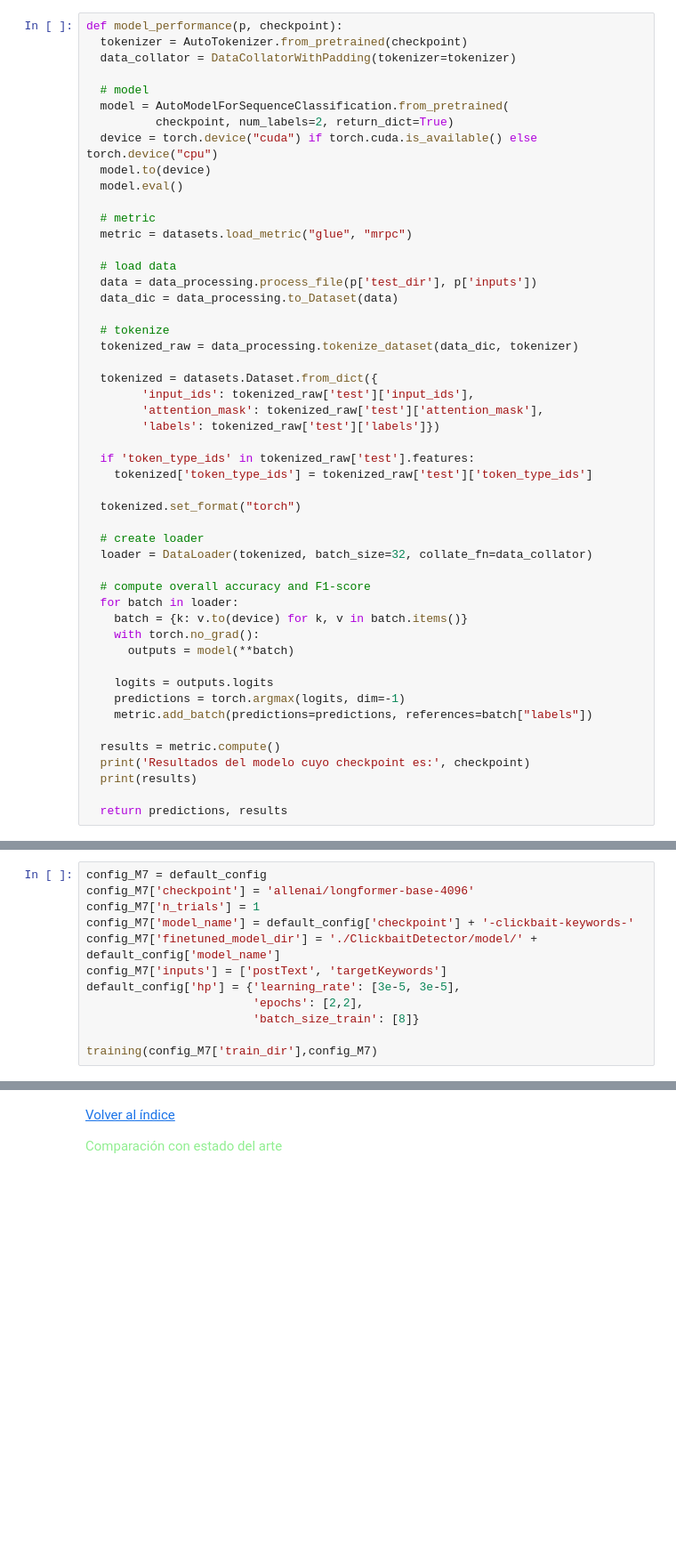
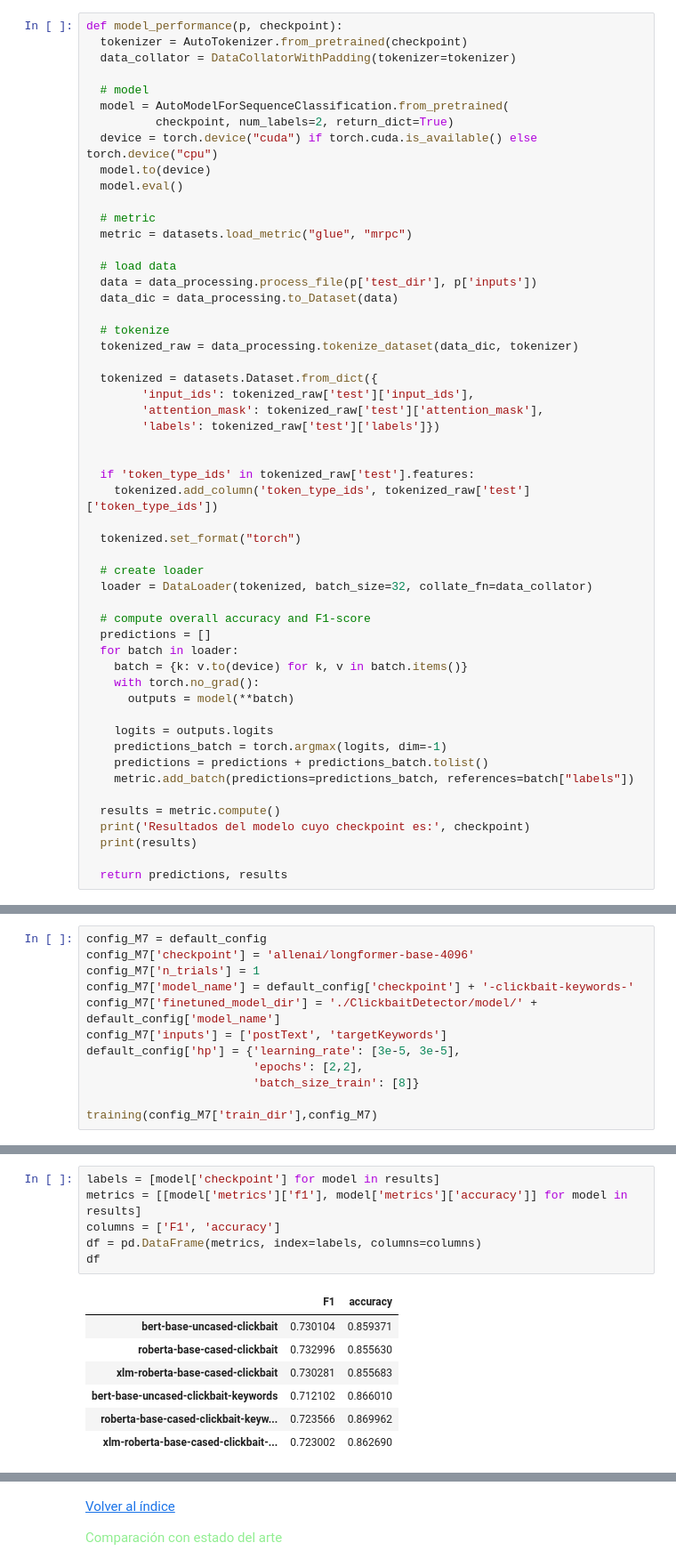
Before and after one commit to Albmargar1/ClickbaitDetector, a Jupyter notebook: main.ipynb, the cells around one changed output, grey strips where cells are left out. Shown at 89% size. Drawn from its saved outputs; the diff is of its cells as text; blank space fills up the shorter version.

```diff
--- a/main.ipynb
+++ b/main.ipynb
@@ -188,8 +190,9 @@ def model_performance(p, checkpoint):
         'attention_mask': tokenized_raw['test']['attention_mask'],
         'labels': tokenized_raw['test']['labels']})
 
+
   if 'token_type_ids' in tokenized_raw['test'].features:
-    tokenized['token_type_ids'] = tokenized_raw['test']['token_type_ids']
+    tokenized.add_column('token_type_ids', tokenized_raw['test']['token_type_ids'])
 
   tokenized.set_format("torch")
 
@@ -197,14 +200,16 @@ def model_performance(p, checkpoint):
   loader = DataLoader(tokenized, batch_size=32, collate_fn=data_collator)
 
   # compute overall accuracy and F1-score
+  predictions = []
   for batch in loader:
     batch = {k: v.to(device) for k, v in batch.items()}
     with torch.no_grad():
       outputs = model(**batch)
 
     logits = outputs.logits
-    predictions = torch.argmax(logits, dim=-1)
-    metric.add_batch(predictions=predictions, references=batch["labels"])
+    predictions_batch = torch.argmax(logits, dim=-1)
+    predictions = predictions + predictions_batch.tolist()
+    metric.add_batch(predictions=predictions_batch, references=batch["labels"])
 
   results = metric.compute()
   print('Resultados del modelo cuyo checkpoint es:', checkpoint)
@@ -506,0 +555,14 @@ Resultados del modelo cuyo checkpoint es: Stremie/M4
+# %%
+labels = [model['checkpoint'] for model in results]
+metrics = [[model['metrics']['f1'], model['metrics']['accuracy']] for model in results]
+columns = ['F1', 'accuracy']
+df = pd.DataFrame(metrics, index=labels, columns=columns)
+df
+# %% [output]
+|  | F1 | accuracy |
+| bert-base-uncased-clickbait | 0.730104 | 0.859371 |
+| roberta-base-cased-clickbait | 0.732996 | 0.855630 |
+| xlm-roberta-base-cased-clickbait | 0.730281 | 0.855683 |
+| bert-base-uncased-clickbait-keywords | 0.712102 | 0.866010 |
+| roberta-base-cased-clickbait-keyw... | 0.723566 | 0.869962 |
+| xlm-roberta-base-cased-clickbait-... | 0.723002 | 0.862690 |
```
Also changed, not shown: parts of 12 cells of this notebook.
